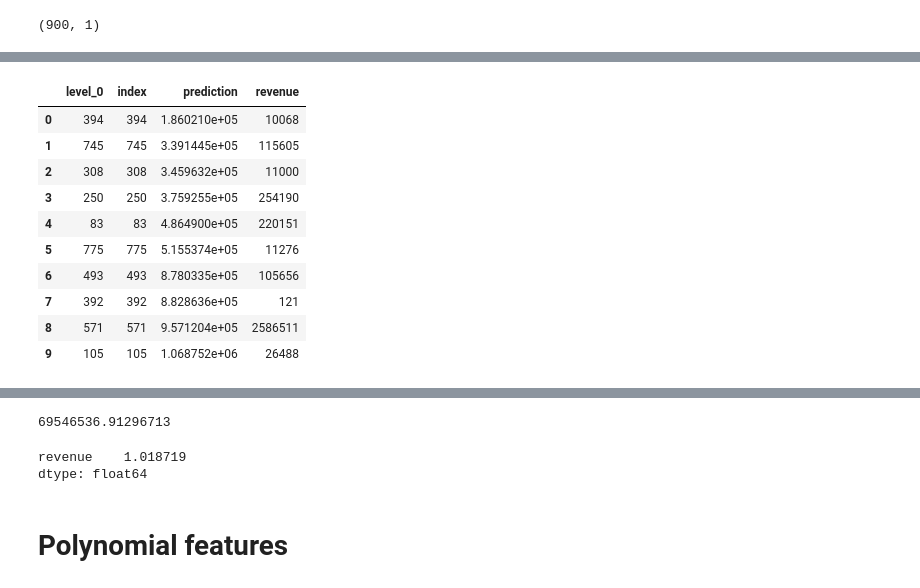
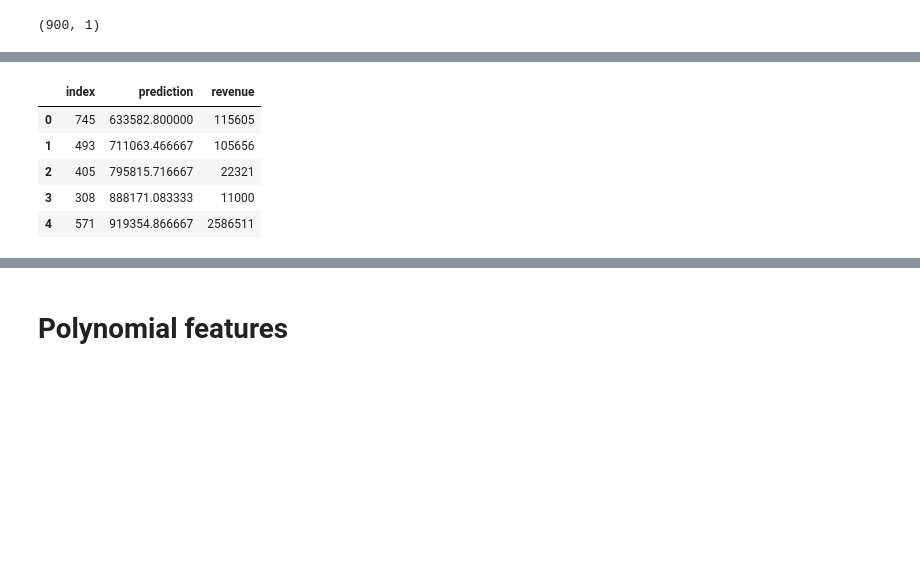
Before and after one commit to Jan-Majewski/Kaggle, a Jupyter notebook: 01_TMBD_Box-revenue_Predict_more_features.ipynb, the cells around one changed output, grey strips where cells are left out. Cells and saved outputs as stored; diff of their text form; code cells hidden in the pictures; blank space fills up the shorter version.

```diff
--- a/01_TMBD_Box-revenue_Predict_more_features.ipynb
+++ b/01_TMBD_Box-revenue_Predict_more_features.ipynb
@@ -310,7 +310,7 @@ class CatAttributesAdder(BaseEstimator, TransformerMixin):
         prod_companyLabels=prod_companyLabels[prod_companyLabels.columns[prod_companyLabels.sum()>len(X)/50]]
 
         org_lan_cat_1hot = cat_encoder.fit_transform(X[["original_language"]])
-        df_org_lan=pd.DataFrame(org_lan_cat_1hot, columns=cat_encoder.categories_)
+        df_org_lan=pd.DataFrame(org_lan_cat_1hot, columns=cat_encoder.categories_[0])
         df_org_lan=df_org_lan[df_org_lan.columns[df_org_lan.sum()>len(X)/100]]
 
         processed_X=pd.concat([X, genresLabels,languageLabels, prod_countryLabels, df_org_lan, prod_companyLabels], axis=1, sort=False)
@@ -348,10 +348,10 @@ class CatAttributesAdder(BaseEstimator, TransformerMixin):
                          'prod_country_Germany',
                   'prod_country_United Kingdom',
         'prod_country_United States of America',
-                                        ('en',),
-                                        ('es',),
-                                        ('fr',),
-                                        ('hi',),
+                                        'en',
+                                        'es',
+                                        'fr',
+                                        'hi',
                             'Columbia Pictures',
                     'Metro-Goldwyn-Mayer (MGM)',
                               'New Line Cinema',
@@ -363,15 +363,15 @@ class CatAttributesAdder(BaseEstimator, TransformerMixin):
             "year",
             "month"]]
 
-        X["year_t"]=round((X["year"]-1920)/10)
+        X["decade"]=(X["year"]-X["year"]%10)
 
 
-        year_cat_1hot = cat_encoder.fit_transform(X[["year_t"]])
-        df_year=pd.DataFrame(year_cat_1hot, columns=cat_encoder.categories_)
-
+        decade_cat_1hot = cat_encoder.fit_transform(X[["decade"]])
+        df_year=pd.DataFrame(decade_cat_1hot, columns=cat_encoder.categories_[0])
 
         month_cat_1hot = cat_encoder.fit_transform(X[["month"]])
-        df_month=pd.DataFrame(month_cat_1hot, columns=cat_encoder.categories_)
+        df_month=pd.DataFrame(month_cat_1hot, columns=list(cat_encoder.categories_[0]))
+        df_month.rename(columns={1: "Jan", 2: "Feb", 3:"Mar", 4:"Apr", 5:"May", 6:"Jun", 7:"Jul", 8:"Aug", 9:"Sep", 10:"Nov", 11:"Oct", 12:"Dec"}, inplace = True)
 
 
 
@@ -571,7 +627,7 @@ dtype: float64
 from sklearn.ensemble import RandomForestRegressor
 
 forest_reg = RandomForestRegressor(n_estimators=10, random_state=42)
-forest_reg.fit(X_train_prep, y_train)
+forest_reg.fit(X_train_prep, y_train.values)
 # %% [output]
 A column-vector y was passed when a 1d array was expected. Please change the shape of y to (n_samples,), for example using ravel().
 RandomForestRegressor(bootstrap=True, criterion='mse', max_depth=None,
@@ -607,7 +667,7 @@ forest_reg=RandomForestRegressor (random_state=10)
 grid_search = GridSearchCV(forest_reg, param_grid, cv=5,
                           scoring='neg_mean_squared_error',return_train_score=True)
 
-grid_search.fit(X_train_prep, y_train)
+grid_search.fit(X_train_prep, y_train.values)
 # %% [output]
 A column-vector y was passed when a 1d array was expected. Please change the shape of y to (n_samples,), for example using ravel().
 
@@ -705,4 +781,5 @@ final_pred.shape
 (900, 1)
 # %%
 df_final_pred=pd.concat([final_pred, y_test], axis=1, sort=False)
-df_final_pred.sort_values(by="prediction")
+df_final_pred.sort_values(by="prediction", inplace=True);
+df_final_pred.reset_index(inplace=True);
@@ -730,17 +786,12 @@ df_final_pred.reset_index(inplace=True)
 # %%
-df_final_pred.head(10)
+df_final_pred.head()
 # %% [output]
-|  | level_0 | index | prediction | revenue |
-| 0 | 394 | 394 | 1.860210e+05 | 10068 |
-| 1 | 745 | 745 | 3.391445e+05 | 115605 |
-| 2 | 308 | 308 | 3.459632e+05 | 11000 |
-| 3 | 250 | 250 | 3.759255e+05 | 254190 |
-| 4 | 83 | 83 | 4.864900e+05 | 220151 |
-| 5 | 775 | 775 | 5.155374e+05 | 11276 |
-| 6 | 493 | 493 | 8.780335e+05 | 105656 |
-| 7 | 392 | 392 | 8.828636e+05 | 121 |
-| 8 | 571 | 571 | 9.571204e+05 | 2586511 |
-| 9 | 105 | 105 | 1.068752e+06 | 26488 |
+|  | index | prediction | revenue |
+| 0 | 745 | 633582.800000 | 115605 |
+| 1 | 493 | 711063.466667 | 105656 |
+| 2 | 405 | 795815.716667 | 22321 |
+| 3 | 308 | 888171.083333 | 11000 |
+| 4 | 571 | 919354.866667 | 2586511 |
 # %%
 trace0=go.Scatter(
         y=df_final_pred.prediction,
@@ -790,12 +837,3 @@ final_rmse=np.sqrt(final_mse_enchanced)
-# %%
-final_rmse
-# %% [output]
-69546536.91296713
-# %%
-final_rmse/y_test.mean()
-# %% [output]
-revenue    1.018719
-dtype: float64
 # %% [markdown]
 # Polynomial features
 # %%
```
Also changed, not shown: parts of 57 cells of this notebook.
